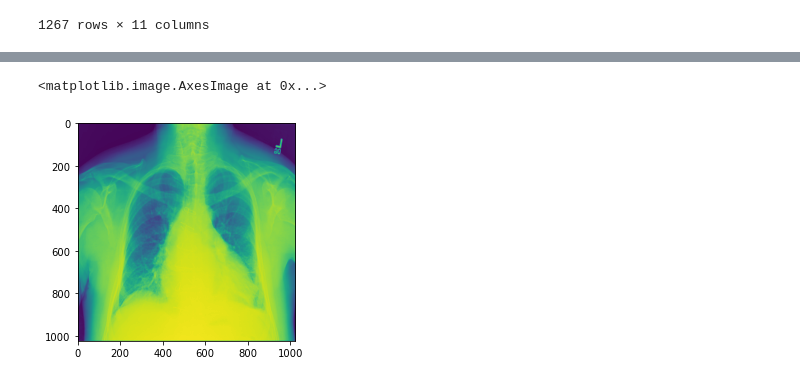
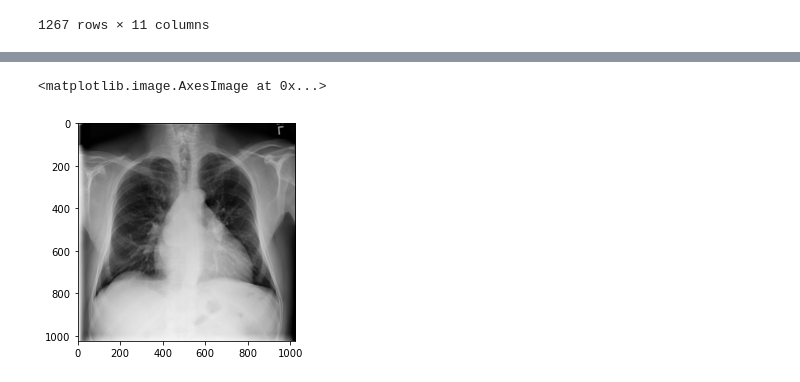
Before and after one commit to mrdchry/NIH-CHEST-XRAY, a Jupyter notebook: NIH-CHEST-XRAY-Model-Building.ipynb, the cells around one changed output, grey strips where cells are left out. Drawn from its saved outputs; the diff is of its cells as text; code cells hidden in the pictures.

```diff
--- a/NIH-CHEST-XRAY-Model-Building.ipynb
+++ b/NIH-CHEST-XRAY-Model-Building.ipynb
@@ -10,6 +13,15 @@ import matplotlib.pyplot as plt
 from PIL import Image
 
 %matplotlib inline
+# %%
+plt.rcParams["font.size"] = 30
+plt.rcParams['figure.figsize'] = [12, 8]
+plt.rcParams['figure.titlesize'] = 20
+plt.rcParams["axes.titlesize"] = 20
+plt.rcParams["axes.labelsize"] = 20
+plt.rcParams["xtick.labelsize"] = 20
+plt.rcParams["ytick.labelsize"] = 20
+plt.rcParams["legend.fontsize"] = 10
 # %%
 data_entry_file_name = "Data_Entry_2017.csv"
 #bbox_list_file_name = "BBox_List_2017.csv"
@@ -121,11 +120,8 @@ train_val_file.close()
 # %%
-image_index_1 = 2
+image_index_1 = 0
 
 image_orig_1 = Image.open(images_001_list[image_index_1])
-plt.imshow(image_orig_1)
-
-#fig, (ax1, ax2) = plt.subplots(1, 2, figsize=(20, 10))
-#ax1.imshow(image_orig_1)
+plt.imshow(image_orig_1, cmap='gray')
 # %% [output]
 <matplotlib.image.AxesImage at 0x...>
-[figure, old version]
+[figure, new version]
```
Also changed, not shown: parts of 15 cells of this notebook.
